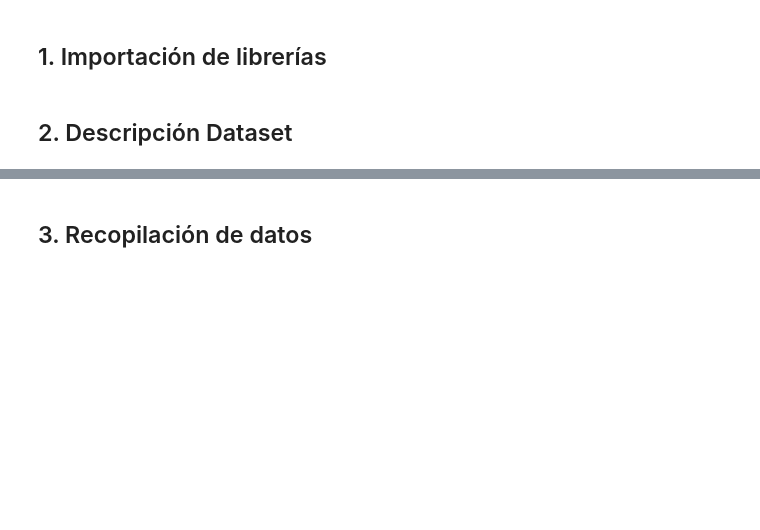
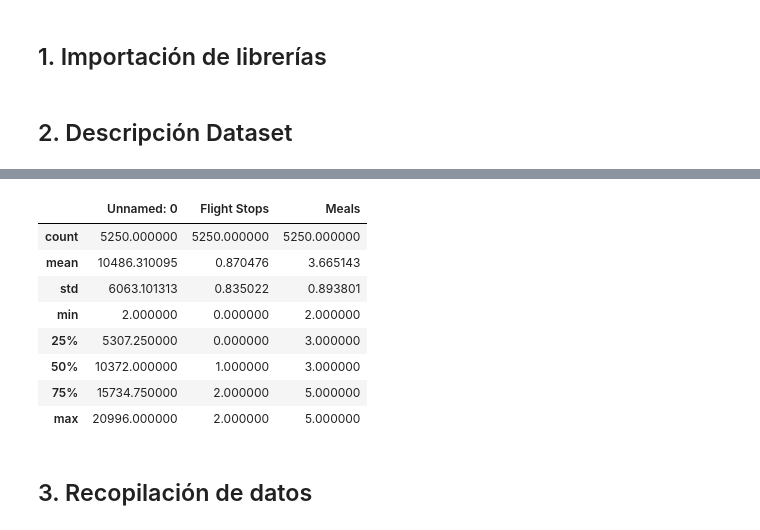
Before and after one commit to diegoquezadac/omicron, a Jupyter notebook: taller-2/taller-2.ipynb, the cells around one changed output, grey strips where cells are left out. Drawn from its saved outputs; the diff is of its cells as text; code cells hidden in the pictures; blank space fills up the shorter version.

```diff
--- a/taller-2/taller-2.ipynb
+++ b/taller-2/taller-2.ipynb
@@ -339,2 +384,14 @@ from sklearn.feature_selection import VarianceThreshold
+# %%
+test.describe()
+# %% [output]
+|  | Unnamed: 0 | Flight Stops | Meals |
+| count | 5250.000000 | 5250.000000 | 5250.000000 |
+| mean | 10486.310095 | 0.870476 | 3.665143 |
+| std | 6063.101313 | 0.835022 | 0.893801 |
+| min | 2.000000 | 0.000000 | 2.000000 |
+| 25% | 5307.250000 | 0.000000 | 3.000000 |
+| 50% | 10372.000000 | 1.000000 | 3.000000 |
+| 75% | 15734.750000 | 2.000000 | 5.000000 |
+| max | 20996.000000 | 2.000000 | 5.000000 |
 # %% [markdown]
 ## 3. Recopilación de datos
```
Also changed, not shown: parts of 199 cells of this notebook.
